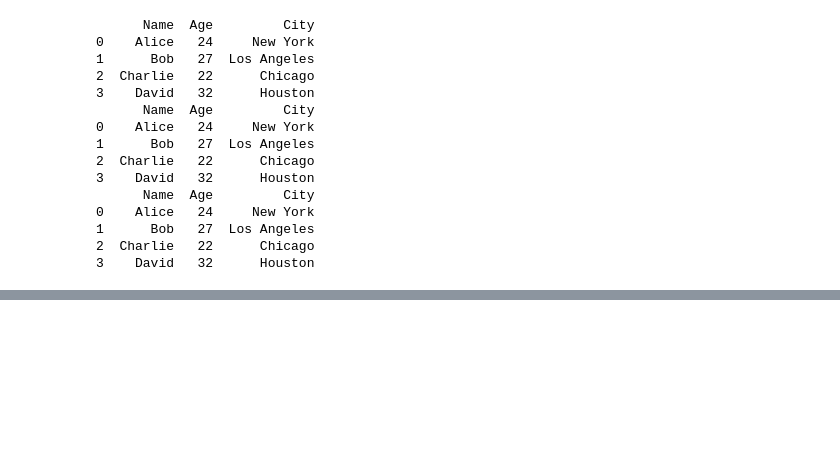
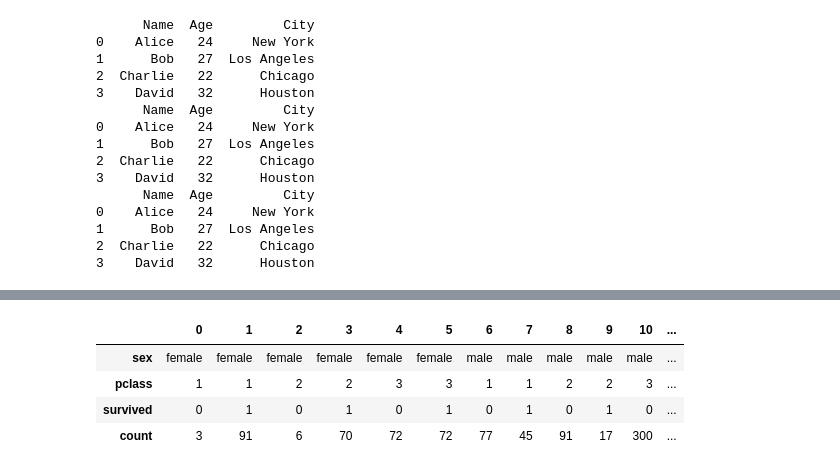
Before and after one commit to nparth29/Data-Science-, a Jupyter notebook: Python/Module_7/pandas/advance_pandas2.ipynb, the cells around one changed output, grey strips where cells are left out. Saved outputs shown, nothing was run; the diff lists cells and outputs as text; code cells hidden in the pictures; blank space fills up the shorter version.

```diff
--- a/Python/Module_7/pandas/advance_pandas2.ipynb
+++ b/Python/Module_7/pandas/advance_pandas2.ipynb
@@ -256,0 +510,8 @@ print(df_dict3)
+# %%
+# how many passengers survived / not survived for each sex and pclass
+df13 = pd.read_csv("titanic.csv")
+print(df13.groupby(['sex', 'pclass', 'survived']).size())
+
+# how groupby works here:
+# first it will divide the dataframe into multiple parts based on unique combinations of 'sex' , 'pclass' and 'survived'
+# then it will count number of rows in each part and give the result
@@ -256,0 +551,4 @@ print(df_dict3)
+# %%
+# we can also use to_frame
+df_grouped = df13.groupby(['sex', 'pclass', 'survived']).size().to_frame(name='count').reset_index()
+print(df_grouped)
@@ -256,0 +569,8 @@ print(df_dict3)
+# %%
+df_grouped.T # transpose of dataframe
+# %% [output]
+|  | 0 | 1 | 2 | 3 | 4 | 5 | 6 | 7 | 8 | 9 | 10 | ... |
+| sex | female | female | female | female | female | female | male | male | male | male | male | ... |
+| pclass | 1 | 1 | 2 | 2 | 3 | 3 | 1 | 1 | 2 | 2 | 3 | ... |
+| survived | 0 | 1 | 0 | 1 | 0 | 1 | 0 | 1 | 0 | 1 | 0 | ... |
+| count | 3 | 91 | 6 | 70 | 72 | 72 | 77 | 45 | 91 | 17 | 300 | ... |
```
Also changed, not shown: parts of 17 cells of this notebook, 13 other files.
